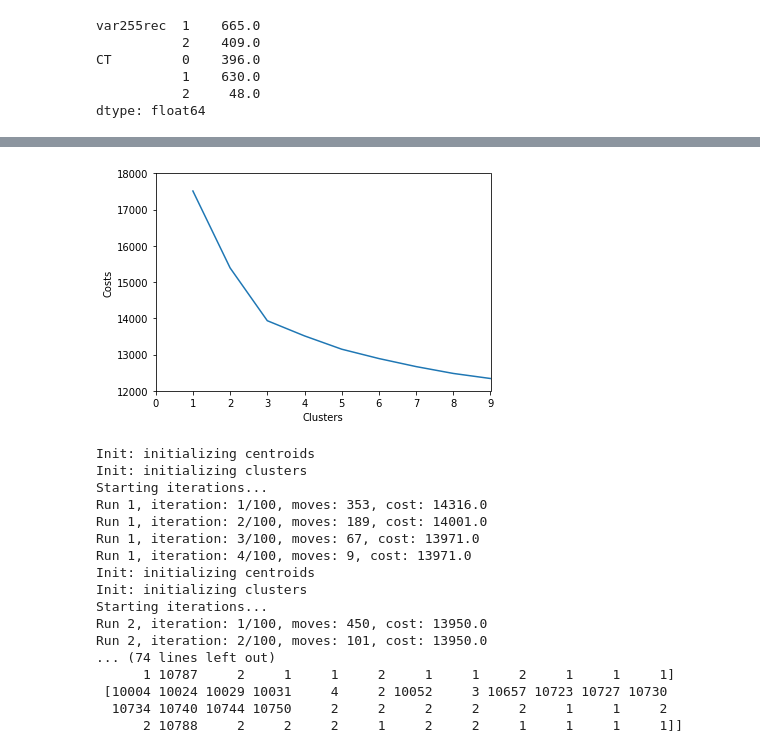
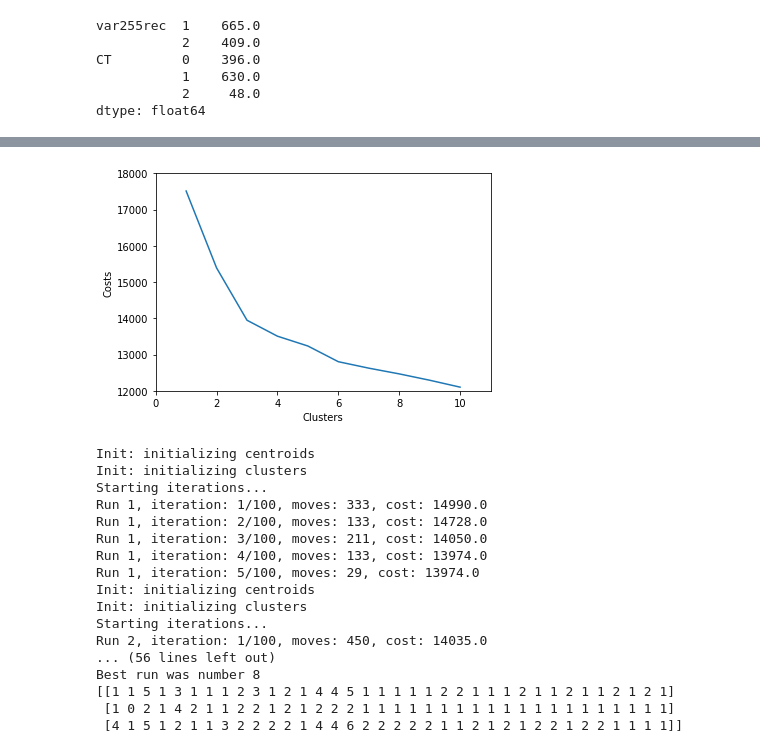
Before and after one commit to sarahrustan/DSE200x-, a Jupyter notebook: DSE200x_FinalProjectWKNG.ipynb, the cells around one changed output, grey strips where cells are left out. Saved outputs shown, nothing was run; the diff lists cells and outputs as text; code cells hidden in the pictures.

```diff
--- a/DSE200x_FinalProjectWKNG.ipynb
+++ b/DSE200x_FinalProjectWKNG.ipynb
@@ -253,33 +585,33 @@ Best run was number 9
 # %%
 # Plot costs by number of clusters
-plt.plot([1, 2, 3, 4, 5, 6, 7, 8, 9], [17513.0, 15391.0, 13934.0, 13515.0, 13148.0, 12890.0, 12668.0, 12479.0, 12339.0])
+plt.plot([1, 2, 3, 4, 5, 6, 7, 8, 9, 10], [17513.0, 15391.0, 13947.0, 13507.0, 13236.0, 12803.0, 12625.0, 12467.0, 12292.0, 12101])
 plt.xlabel('Clusters')
 plt.ylabel('Costs')
-plt.axis([0, 9, 12000.0, 18000.0])
+plt.axis([0, 11, 12000.0, 18000.0])
 plt.show()
 # %% [output]
-[figure, old version]
+[figure, new version]
 # %%
 # Calculate kmodes for 3 clusters
 km3 = KModes(n_clusters=3, init='Huang', n_init=10, verbose=1)
 clusters = km3.fit_predict(cslice)
-print(km.cluster_centroids_)
+print(km3.cluster_centroids_)
 # %% [output]
 Init: initializing centroids
 Init: initializing clusters
 Starting iterations...
-Run 1, iteration: 1/100, moves: 353, cost: 14316.0
-Run 1, iteration: 2/100, moves: 189, cost: 14001.0
-Run 1, iteration: 3/100, moves: 67, cost: 13971.0
-Run 1, iteration: 4/100, moves: 9, cost: 13971.0
+Run 1, iteration: 1/100, moves: 333, cost: 14990.0
+Run 1, iteration: 2/100, moves: 133, cost: 14728.0
+Run 1, iteration: 3/100, moves: 211, cost: 14050.0
+Run 1, iteration: 4/100, moves: 133, cost: 13974.0
+Run 1, iteration: 5/100, moves: 29, cost: 13974.0
 Init: initializing centroids
 Init: initializing clusters
 Starting iterations...
-Run 2, iteration: 1/100, moves: 450, cost: 13950.0
-Run 2, iteration: 2/100, moves: 101, cost: 13950.0
-... (74 lines left out)
-      1 10787     2     1     1     2     1     1     2     1     1     1]
- [10004 10024 10029 10031     4     2 10052     3 10657 10723 10727 10730
-  10734 10740 10744 10750     2     2     2     2     2     1     1     2
-      2 10788     2     2     2     1     2     2     1     1     1     1]]
+Run 2, iteration: 1/100, moves: 450, cost: 14035.0
+... (56 lines left out)
+Best run was number 8
+[[1 1 5 1 3 1 1 1 2 3 1 2 1 4 4 5 1 1 1 1 1 2 2 1 1 1 2 1 1 2 1 1 2 1 2 1]
+ [1 0 2 1 4 2 1 1 2 2 1 2 1 2 2 2 1 1 1 1 1 1 1 1 1 1 1 1 1 1 1 1 1 1 1 1]
+ [4 1 5 1 2 1 1 3 2 2 2 2 1 4 4 6 2 2 2 2 2 1 1 2 1 2 1 2 2 1 2 2 1 1 1 1]]
 # %%
```
Also changed, not shown: parts of 41 cells of this notebook.
